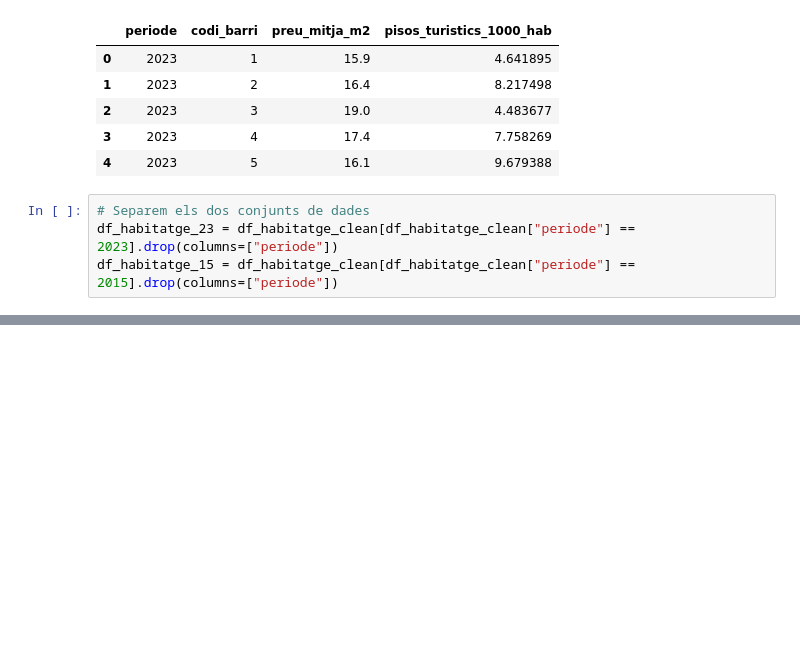
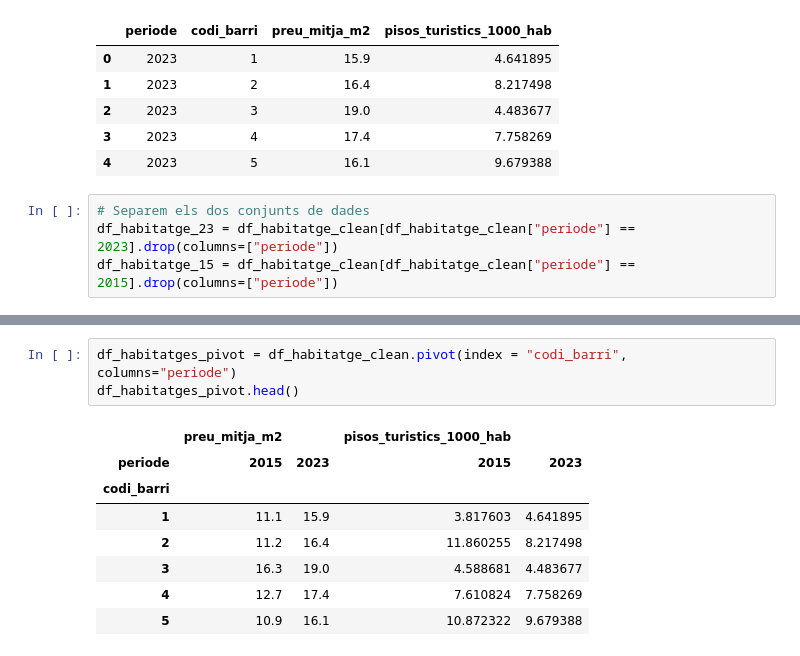
Before and after one commit to joseprau/tfm_gentrificacio_bcn, a Jupyter notebook: notebooks/feature_engineering.ipynb, the cells around one changed output, grey strips where cells are left out. Saved outputs shown, nothing was run; the diff lists cells and outputs as text; blank space fills up the shorter version.

```diff
--- a/notebooks/feature_engineering.ipynb
+++ b/notebooks/feature_engineering.ipynb
@@ -584,0 +557,12 @@ df_habitatge_merged.head()
+# %%
+df_habitatges_pivot = df_habitatge_clean.pivot(index = "codi_barri", columns="periode")
+df_habitatges_pivot.head()
+# %% [output]
+|  | preu_mitja_m2 |  | pisos_turistics_1000_hab |  |
+| periode | 2015 | 2023 | 2015 | 2023 |
+| codi_barri |  |  |  |  |
+| 1 | 11.1 | 15.9 | 3.817603 | 4.641895 |
+| 2 | 11.2 | 16.4 | 11.860255 | 8.217498 |
+| 3 | 16.3 | 19.0 | 4.588681 | 4.483677 |
+| 4 | 12.7 | 17.4 | 7.610824 | 7.758269 |
+| 5 | 10.9 | 16.1 | 10.872322 | 9.679388 |
```
Also changed, not shown: parts of 6 cells of this notebook.
